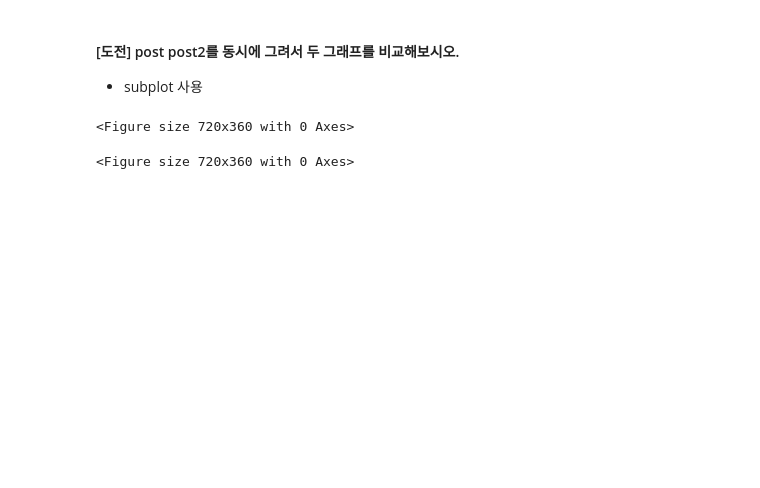
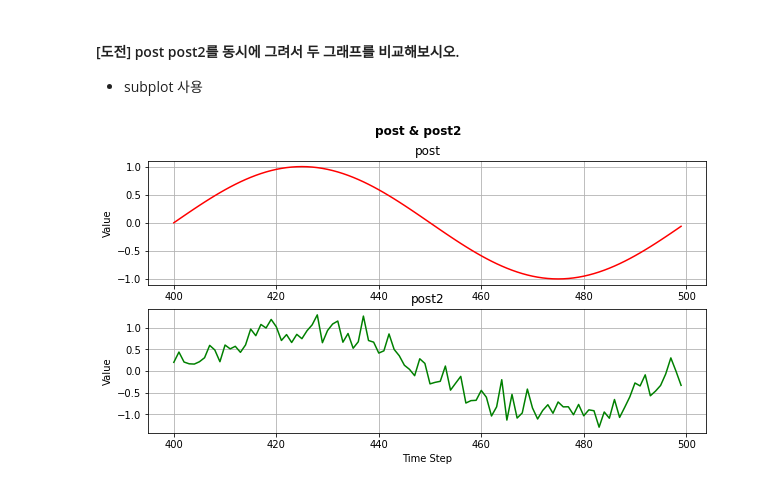
Before and after one commit to dasdasqs2/pdm05, a Jupyter notebook: py-pandas/pandas_4_visualizing_df.ipynb, the cells around one changed output. Cells and saved outputs as stored; diff of their text form; code cells hidden in the pictures; blank space fills up the shorter version.

```diff
--- a/py-pandas/pandas_4_visualizing_df.ipynb
+++ b/py-pandas/pandas_4_visualizing_df.ipynb
@@ -224,8 +224,23 @@ plt.show();
 #### [도전] post  post2를 동시에 그려서 두 그래프를 비교해보시오.
 
 - subplot 사용
-# %%
-plt.figure(figsize=(10,5))
-# %% [output]
-<Figure size 720x360 with 0 Axes>
-<Figure size 720x360 with 0 Axes>
+# %%
+plt.figure(figsize=(10,5))
+
+plt.subplot(211).set_title('post')  # post 그래프의 제목
+# plt.xlabel('Time Step') # x축 레이블 'Time Step'
+plt.ylabel('Value') # y축 레이블 'Value'
+plt.plot(np.arange(len(pre), len(pre) + len(post)), post, 'r')
+plt.grid()
+
+plt.subplot(212).set_title('post2')  # post2 그래프의 제목
+plt.xlabel('Time Step') # x축 레이블 'Time Step'
+plt.ylabel('Value') # y축 레이블 'Value'
+plt.plot(np.arange(len(pre), len(pre) + len(post)), post2, 'g')
+plt.grid()
+
+plt.suptitle('post & post2', fontweight="bold")  # 전체 제목 설정
+plt.tight_layout
+plt.show()
+# %% [output]
+[figure, added]
```
Also changed, not shown: parts of 17 cells of this notebook.
